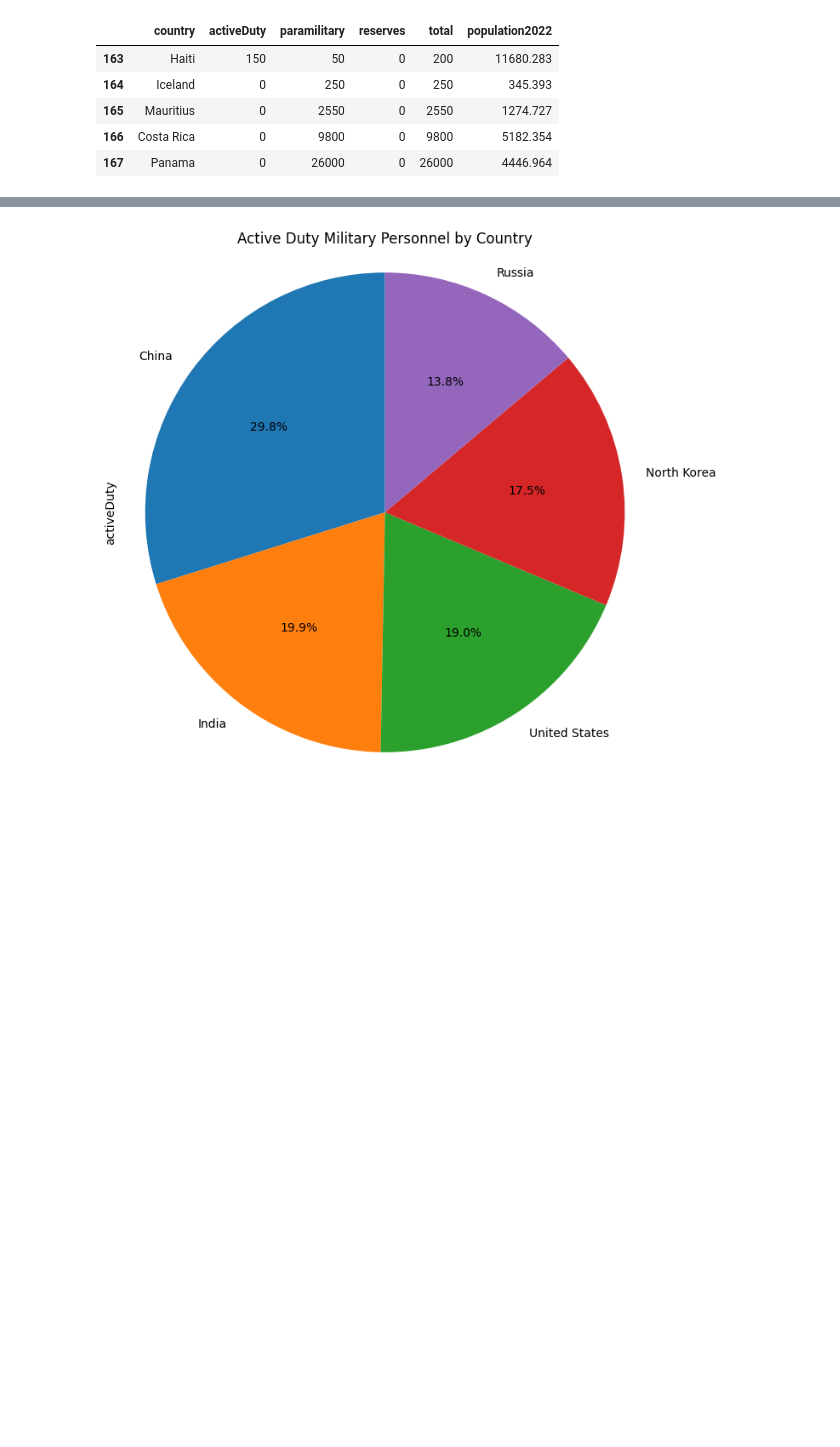
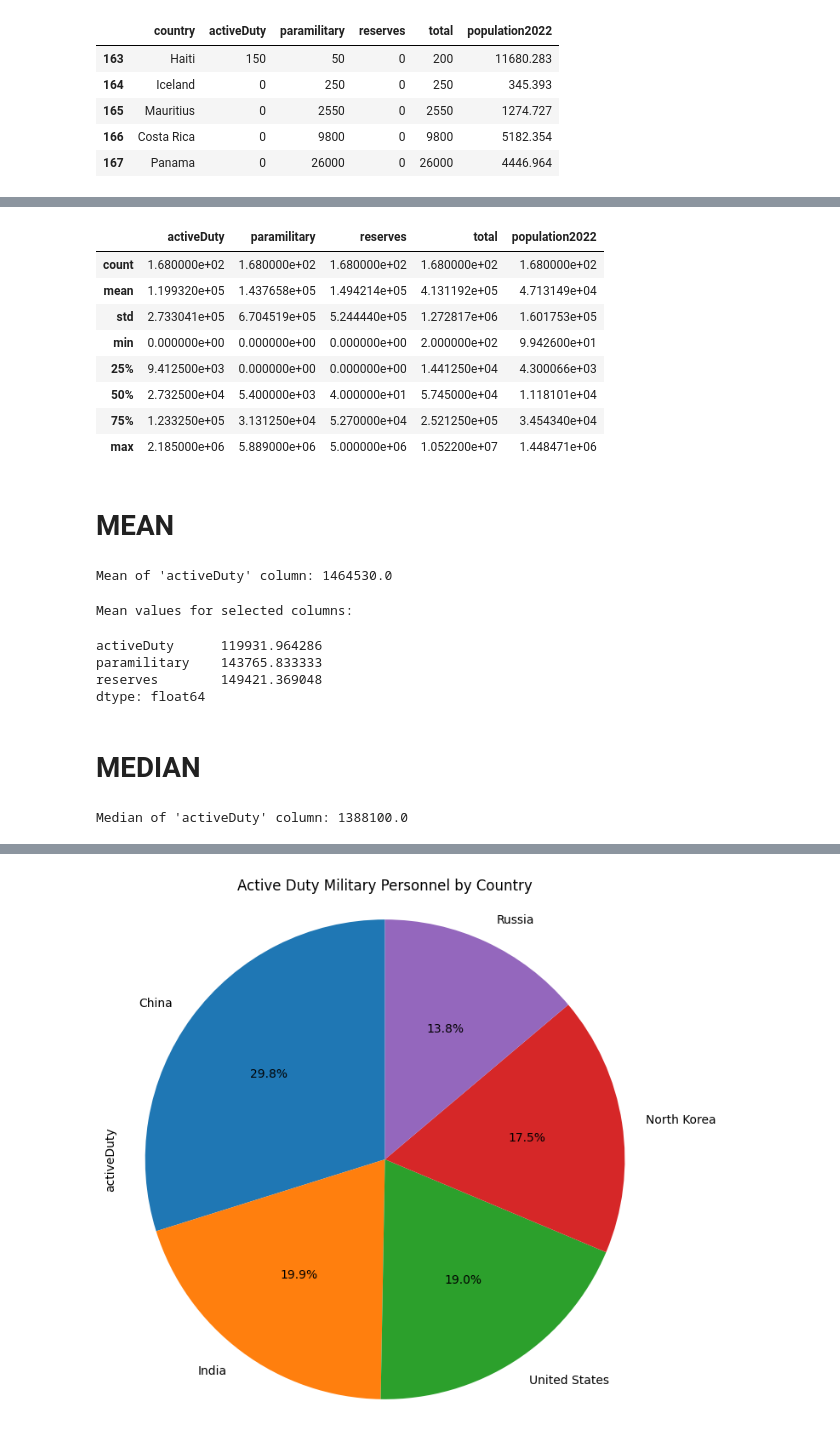
Before and after one commit to Gouravspopale/Research, a Jupyter notebook: Army.ipynb, the cells around one changed output, grey strips where cells are left out. Drawn from its saved outputs; the diff is of its cells as text; code cells hidden in the pictures; blank space fills up the shorter version.

Commit message:
Finaly Finished Exploring Data first part

```diff
--- a/Army.ipynb
+++ b/Army.ipynb
@@ -43,0 +68,51 @@ Army.tail()
+# %%
+# Summary statistics for numerical columns
+Army.describe()
+# %% [output]
+|  | activeDuty | paramilitary | reserves | total | population2022 |
+| count | 1.680000e+02 | 1.680000e+02 | 1.680000e+02 | 1.680000e+02 | 1.680000e+02 |
+| mean | 1.199320e+05 | 1.437658e+05 | 1.494214e+05 | 4.131192e+05 | 4.713149e+04 |
+| std | 2.733041e+05 | 6.704519e+05 | 5.244440e+05 | 1.272817e+06 | 1.601753e+05 |
+| min | 0.000000e+00 | 0.000000e+00 | 0.000000e+00 | 2.000000e+02 | 9.942600e+01 |
+| 25% | 9.412500e+03 | 0.000000e+00 | 0.000000e+00 | 1.441250e+04 | 4.300066e+03 |
+| 50% | 2.732500e+04 | 5.400000e+03 | 4.000000e+01 | 5.745000e+04 | 1.118101e+04 |
+| 75% | 1.233250e+05 | 3.131250e+04 | 5.270000e+04 | 2.521250e+05 | 3.454340e+04 |
+| max | 2.185000e+06 | 5.889000e+06 | 5.000000e+06 | 1.052200e+07 | 1.448471e+06 |
+# %% [markdown]
+# MEAN
+# %%
+df = pd.DataFrame(Army)
+
+# Check the mean of the 'activeDuty' column
+mean_active_duty = df['activeDuty'].mean()
+
+# Print the mean value
+print("Mean of 'activeDuty' column:", mean_active_duty)
+# %% [output]
+Mean of 'activeDuty' column: 1464530.0
+# %%
+# Calculate the mean for the selected columns
+df=pd.DataFrame(Army)
+
+Mean_Values=df[['activeDuty','paramilitary','reserves']].mean()
+# Print mean values
+print("Mean values for selected columns:")
+Mean_Values
+# %% [output]
+Mean values for selected columns:
+activeDuty      119931.964286
+paramilitary    143765.833333
+reserves        149421.369048
+dtype: float64
+# %% [markdown]
+# MEDIAN
+# %%
+df = pd.DataFrame(data)
+
+# Check the median of the 'activeDuty' column
+median_active_duty = df['activeDuty'].median()
+
+# Print the median value
+print("Median of 'activeDuty' column:", median_active_duty)
+# %% [output]
+Median of 'activeDuty' column: 1388100.0
```
Also changed, not shown: parts of 11 cells of this notebook.
